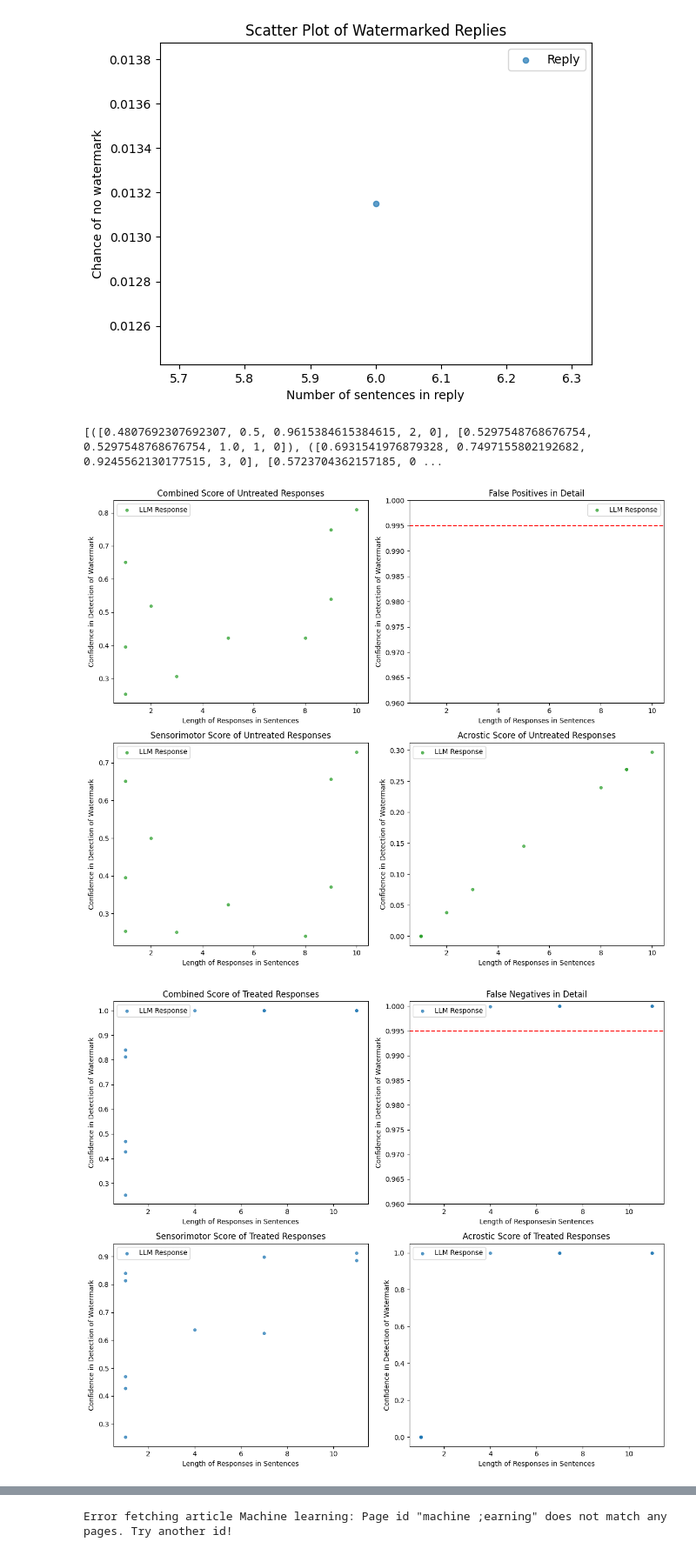
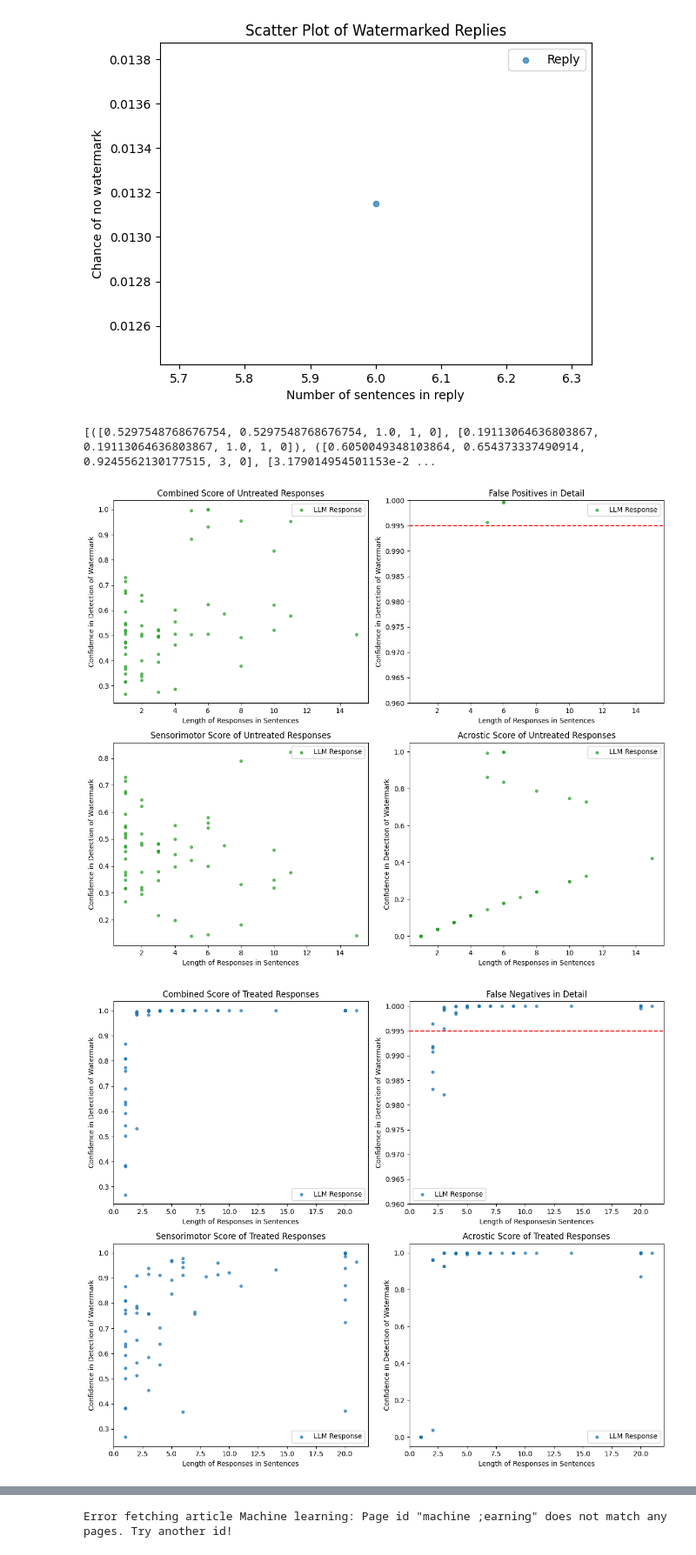
Before and after one commit to CommodoreEU/master-generation, a Jupyter notebook: notebook.ipynb, the cells around one changed output, grey strips where cells are left out. Shown at 87% size. Saved outputs shown, nothing was run; the diff lists cells and outputs as text; code cells hidden in the pictures.

```diff
--- a/notebook.ipynb
+++ b/notebook.ipynb
@@ -992,7 +993,7 @@ def convert_to_list(string):
         return string  # Return the original string if conversion is not possible
 
 # Specify the file name
-file_name = "output_score3.csv"
+file_name = "output_score4.csv"
 # Open the file in read mode
 with open(file_name, 'r') as csv_file:
     # Create a CSV reader object
@@ -1077,36 +1078,36 @@ axs[0, 1].set_xlabel('Length of Responsesin Sentences')
 axs[0, 1].set_ylabel('Confidence in Detection of Watermark')
 axs[0, 1].set_title('False Negatives in Detail')
 axs[0, 1].legend()
 axs[0, 1].set_ylim(0.96, 1.001)  # Set the y-axis limit for the lower part
 axs[0, 1].axhline(y=0.995, color='red', linestyle='--', label='Red Line')
 
 # Subplot 3
 y_values3 = [1-item[1][1] for item in scores]
 x_values3 = [item[1][3] for item in scores]
 axs[1, 0].scatter(x_values3, y_values3, s=15, alpha=0.7, c=['C0'], marker='o', label='LLM Response')
 axs[1, 0].set_xlabel('Length of Responses in Sentences')
 axs[1, 0].set_ylabel('Confidence in Detection of Watermark')
 axs[1, 0].set_title('Sensorimotor Score of Treated Responses')
 axs[1, 0].legend()
 
 # Subplot 4
 y_values4 = [1-item[1][2] for item in scores]
 x_values4 = [item[1][3] for item in scores]
 axs[1, 1].scatter(x_values4, y_values4, s=15, alpha=0.7, c=['C0'], marker='o', label='LLM Response')
 axs[1, 1].set_xlabel('Length of Responses in Sentences')
 axs[1, 1].set_ylabel('Confidence in Detection of Watermark')
 axs[1, 1].set_title('Acrostic Score of Treated Responses')
 axs[1, 1].legend()
 
 # Adjust spacing between subplots
 plt.tight_layout()
 
 # Show the combined figure
 plt.show()
 # %% [output]
-[([0.4807692307692307, 0.5, 0.9615384615384615, 2, 0], [0.5297548768676754, 0.5297548768676754, 1.0, 1, 0]), ([0.6931541976879328, 0.7497155802192682, 0.9245562130177515, 3, 0], [0.5723704362157185, 0 ...
+[([0.5297548768676754, 0.5297548768676754, 1.0, 1, 0], [0.19113064636803867, 0.19113064636803867, 1.0, 1, 0]), ([0.6050049348103864, 0.654373337490914, 0.9245562130177515, 3, 0], [3.179014954501153e-2 ...
-[figure, old version]
+[figure, new version]
-[figure, old version]
+[figure, new version]
 # %%
 def probability_of_acrosticon(num_sentences_starting_with_A, total_sentences, probability_of_A=1/26):
 
```
Also changed, not shown: parts of 7 cells of this notebook.
